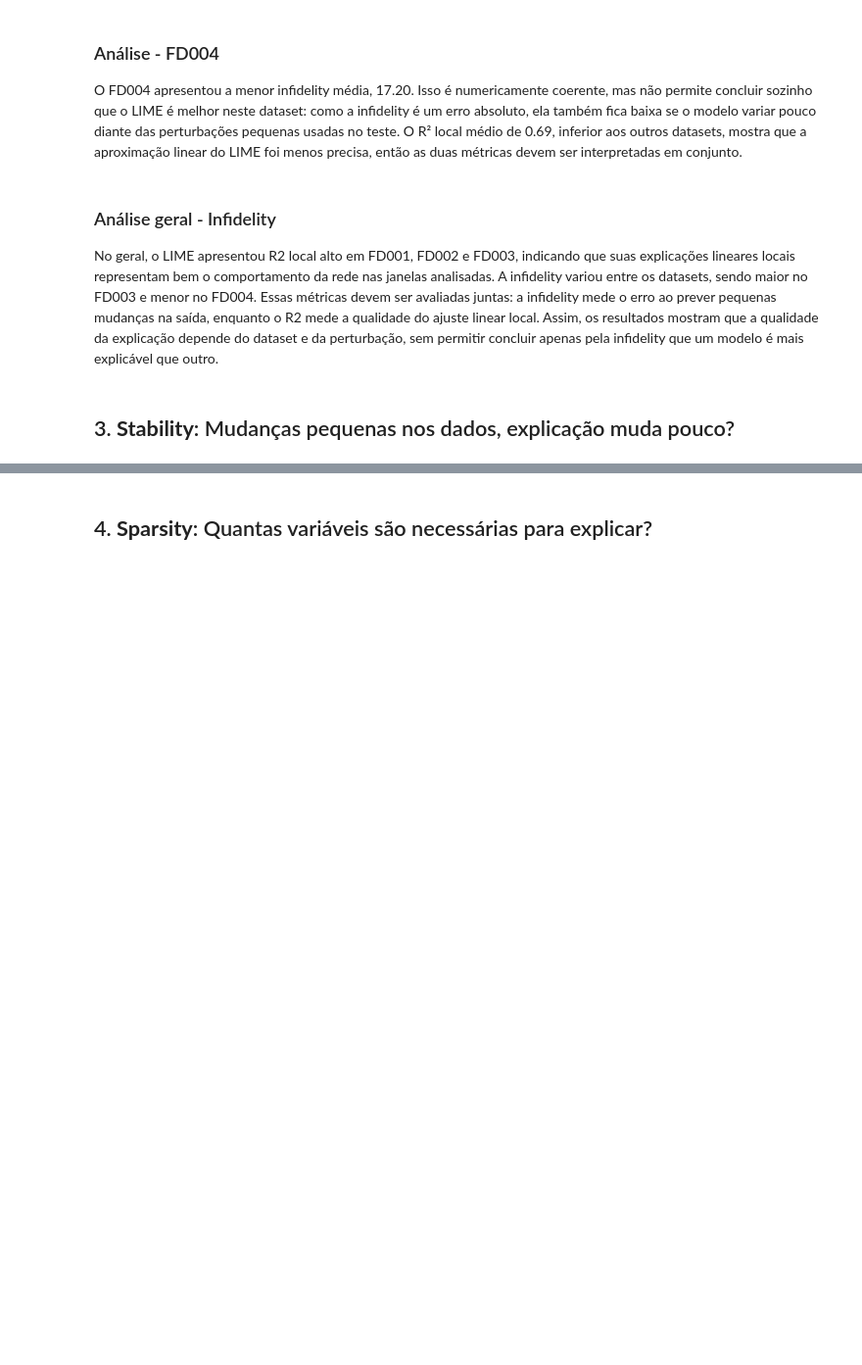
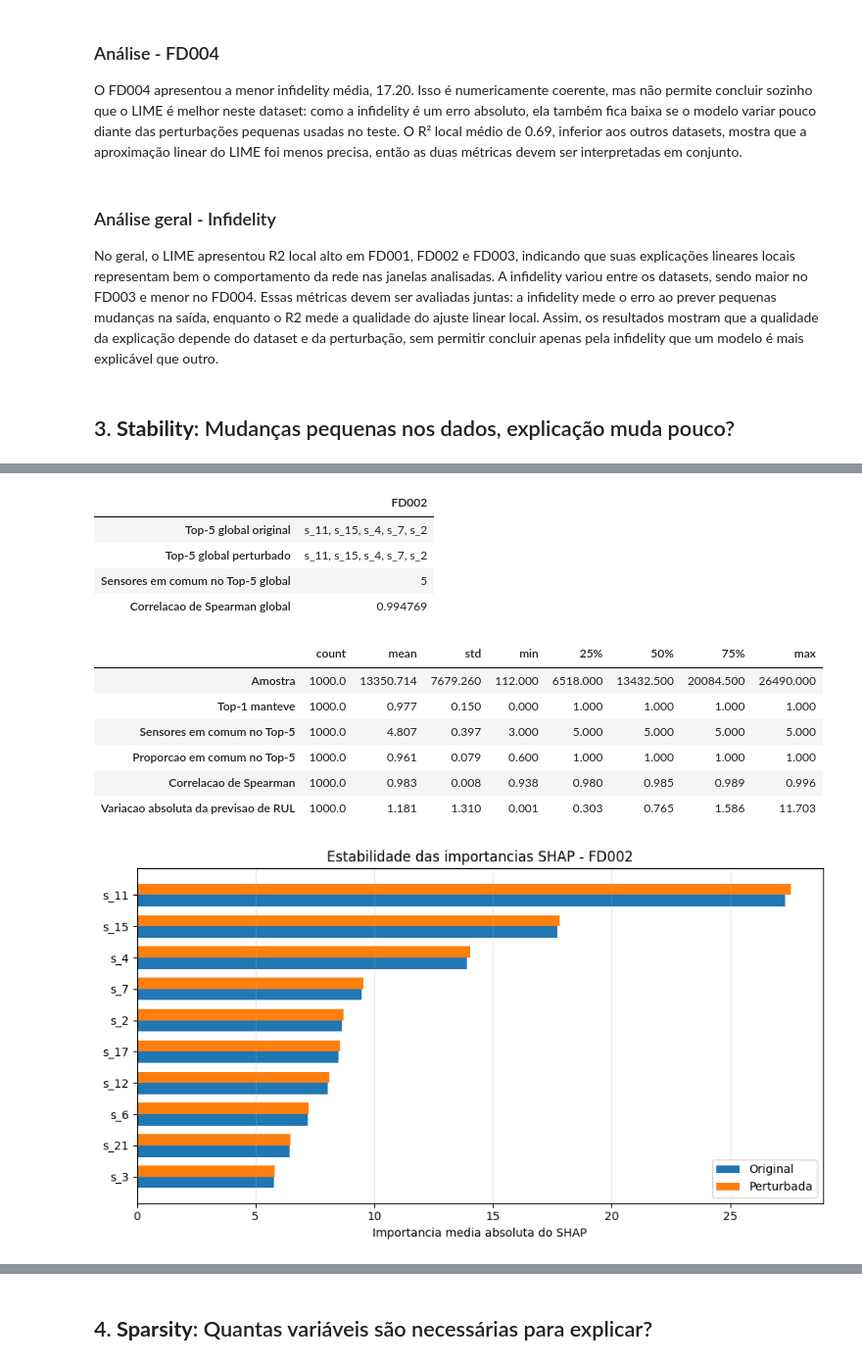
Before and after one commit to DaviSeiji/Turbofan-Engine-Degradation-Mestrado, a Jupyter notebook: notebooks/xai/03_analise_xai.ipynb, the cells around one changed output, grey strips where cells are left out. Shown at 98% size. Saved outputs shown, nothing was run; the diff lists cells and outputs as text; code cells hidden in the pictures; blank space fills up the shorter version.

```diff
--- a/notebooks/xai/03_analise_xai.ipynb
+++ b/notebooks/xai/03_analise_xai.ipynb
@@ -453,0 +562,25 @@ No geral, o LIME apresentou R2 local alto em FD001, FD002 e FD003, indicando que
+# %%
+X_train_fd002 = np.load('../../data/processed_data/X_train_FD002.npz')['dados']
+shap_fd002 = ShapExplainer(model_path_002, x_path_002, y_path_002, background_size=100)
+
+resultados_stability_fd002, resumo_stability_fd002, importancias_stability_fd002 = avaliar_stability_shap(
+    shap_fd002, X_train_fd002, num_instancias=1000, proporcao_ruido=0.10, top_k=5, seed=42
+)
+
+display(pd.DataFrame([resumo_stability_fd002]).T.rename(columns={0: 'FD002'}).round(3))
+display(resultados_stability_fd002.describe().T.round(3))
+plotar_stability(importancias_stability_fd002, dataset='FD002', top_n=10)
+# %% [output]
+|  | FD002 |
+| Top-5 global original | s_11, s_15, s_4, s_7, s_2 |
+| Top-5 global perturbado | s_11, s_15, s_4, s_7, s_2 |
+| Sensores em comum no Top-5 global | 5 |
+| Correlacao de Spearman global | 0.994769 |
+|  | count | mean | std | min | 25% | 50% | 75% | max |
+| Amostra | 1000.0 | 13350.714 | 7679.260 | 112.000 | 6518.000 | 13432.500 | 20084.500 | 26490.000 |
+| Top-1 manteve | 1000.0 | 0.977 | 0.150 | 0.000 | 1.000 | 1.000 | 1.000 | 1.000 |
+| Sensores em comum no Top-5 | 1000.0 | 4.807 | 0.397 | 3.000 | 5.000 | 5.000 | 5.000 | 5.000 |
+| Proporcao em comum no Top-5 | 1000.0 | 0.961 | 0.079 | 0.600 | 1.000 | 1.000 | 1.000 | 1.000 |
+| Correlacao de Spearman | 1000.0 | 0.983 | 0.008 | 0.938 | 0.980 | 0.985 | 0.989 | 0.996 |
+| Variacao absoluta da previsao de RUL | 1000.0 | 1.181 | 1.310 | 0.001 | 0.303 | 0.765 | 1.586 | 11.703 |
+[figure, added]
```
Also changed, not shown: parts of 33 cells of this notebook.
